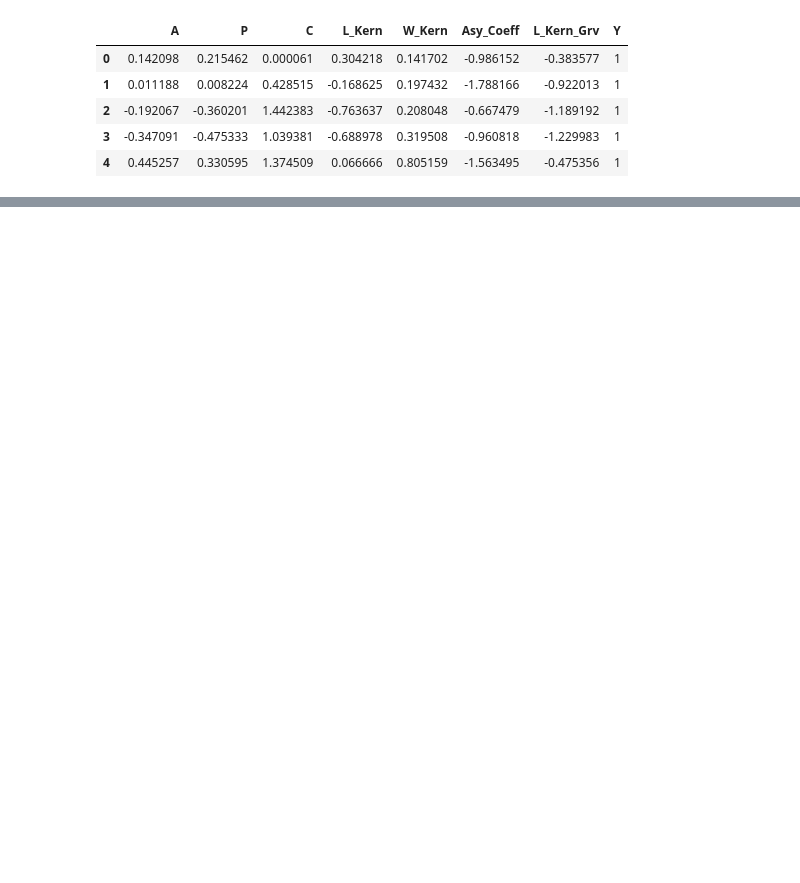
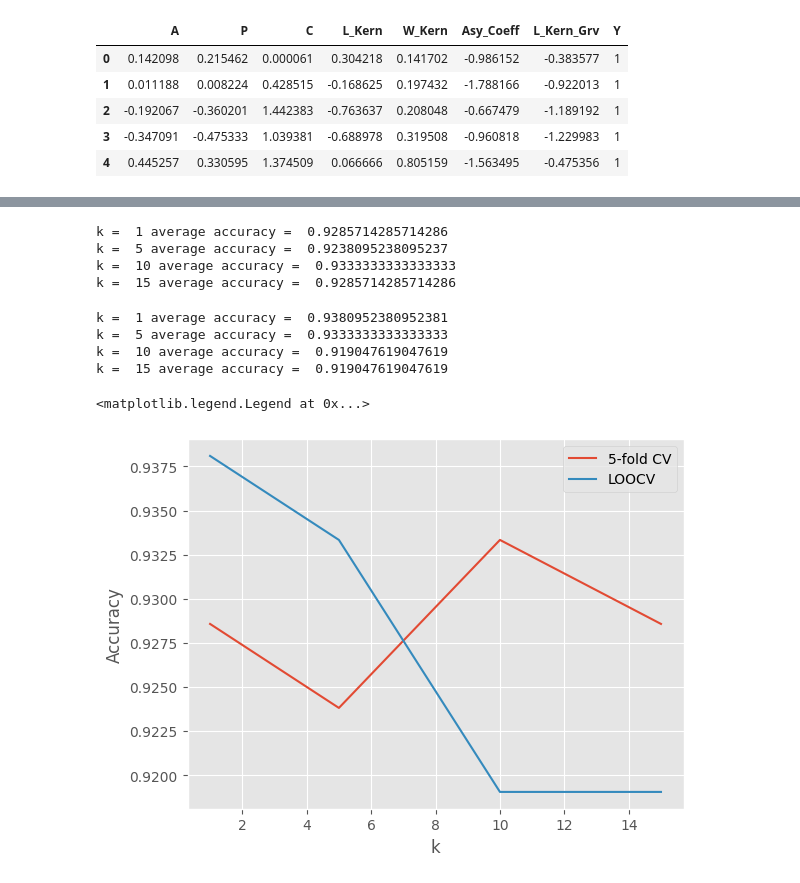
Before and after one commit to Crashprn/DeepLearningTheory, a Jupyter notebook: HW-1/HW1_Fall2022_Starter.ipynb, the cells around one changed output, grey strips where cells are left out. Drawn from its saved outputs; the diff is of its cells as text; code cells hidden in the pictures; blank space fills up the shorter version.

```diff
--- a/HW-1/HW1_Fall2022_Starter.ipynb
+++ b/HW-1/HW1_Fall2022_Starter.ipynb
@@ -128,3 +130,28 @@ from sklearn.model_selection import GridSearchCV
 '''
 Step - build a knn model with k = 1, 5, 10, 15, use 5-fold cv
 '''
+
+data_partitions = np.array_split(df.sample(frac=1), 5)
+
+k_values = [1, 5, 10, 15]
+
+fold_scores = np.zeros(len(k_values))
+
+for i,k in enumerate(k_values):
+    scores = []
+    for j in range(5):
+        knn = KNeighborsClassifier(n_neighbors=k)
+        test = data_partitions[j]
+        train = pd.concat(data_partitions[:j] + data_partitions[j+1:])
+
+        knn.fit(train[['A', 'P', 'C', 'L_Kern','W_Kern', 'Asy_Coeff','L_Kern_Grv']], train['Y'])
+        score = knn.score(test[['A', 'P', 'C', 'L_Kern','W_Kern', 'Asy_Coeff','L_Kern_Grv']], test['Y'])
+        scores.append(score)
+
+    print("k = ", k, "average accuracy = ", np.mean(scores))
+    fold_scores[i] = np.mean(scores)
+# %% [output]
+k =  1 average accuracy =  0.9285714285714286
+k =  5 average accuracy =  0.9238095238095237
+k =  10 average accuracy =  0.9333333333333333
+k =  15 average accuracy =  0.9285714285714286
@@ -135,11 +158,45 @@ Step - build a knn model with k = 1, 5, 10, 15, use LOOCV
+# %%
+'''
+Step - build a knn model with k = 1, 5, 10, 15, use LOOCV
+'''
+
+loocv_scores = np.zeros(len(k_values))
+
+for i, k in enumerate(k_values):
+    scores = []
+    for j in range(len(df)):
+        knn = KNeighborsClassifier(n_neighbors=k)
+        test = df.iloc[[j]]
+        train = df.iloc[[i for i in range(len(df)) if i != j]]
+        knn.fit(train[['A', 'P', 'C', 'L_Kern','W_Kern', 'Asy_Coeff','L_Kern_Grv']], train['Y'])
+
+        score = knn.score(test[['A', 'P', 'C', 'L_Kern','W_Kern', 'Asy_Coeff','L_Kern_Grv']], test['Y'])
+        scores.append(score)
+
+    print("k = ", k, "average accuracy = ", np.mean(scores))
+    loocv_scores[i] = np.mean(scores)
+# %% [output]
+k =  1 average accuracy =  0.9380952380952381
+k =  5 average accuracy =  0.9333333333333333
+k =  10 average accuracy =  0.919047619047619
+k =  15 average accuracy =  0.919047619047619
 # %%
 '''
 Step
 Line plot of errors for each k for 5 fold CV
 Line plot of errors for each k for LOOCV
 
 Remark:
 
 Make sure the plot is properly labeled.
 
 '''
+
+plt.plot(k_values, fold_scores, label = "5-fold CV")
+plt.plot(k_values, loocv_scores, label = "LOOCV")
+plt.xlabel("k")
+plt.ylabel("Accuracy")
+plt.legend()
+# %% [output]
+<matplotlib.legend.Legend at 0x...>
+[figure, added]
```
Also changed, not shown: parts of 6 cells of this notebook.
